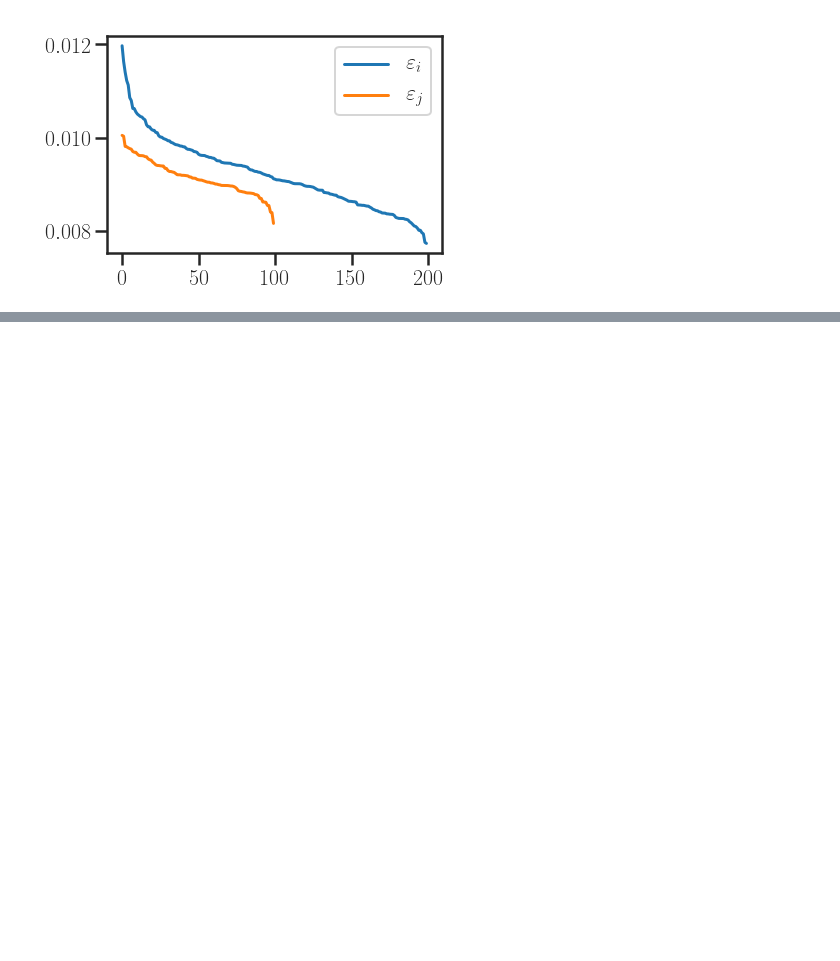
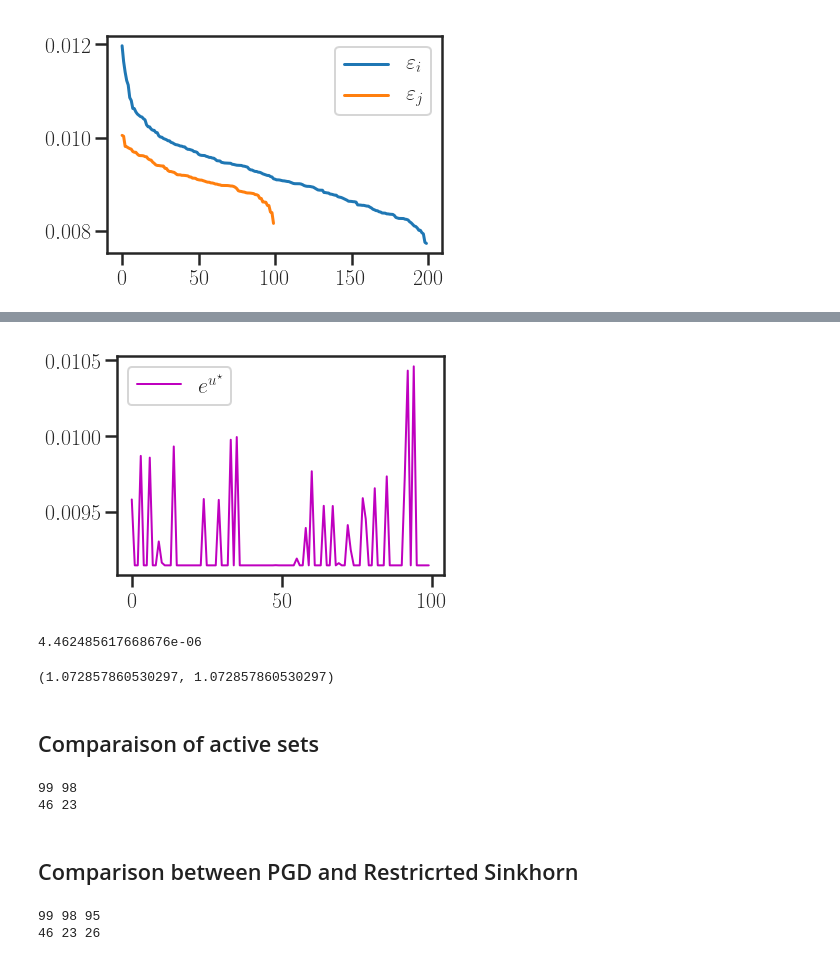
Before and after one commit to mzalaya/screenkhorn, a Jupyter notebook: notebooks/Restricted Sinkhron and Greenkhorn.ipynb, the cells around one changed output, grey strips where cells are left out. Drawn from its saved outputs; the diff is of its cells as text; code cells hidden in the pictures; blank space fills up the shorter version.

```diff
--- a/notebooks/Restricted Sinkhron and Greenkhorn.ipynb
+++ b/notebooks/Restricted Sinkhron and Greenkhorn.ipynb
@@ -284,0 +292,33 @@ P_active = np.diag(np.exp(u)*C_K) @ K @ np.diag(np.exp(v)/C_K)
+# %%
+#plt.plot(exp_v_star, linewidth=2, color='g', label=r'$e^{u^\star}$')
+plt.plot(np.exp(v), linewidth=2, color='m', label=r'$e^{u^\star}$')
+
+# plt.plot(exp_v_star, linewidth=2, color='b', label=r'$e^{v^\star}$')
+plt.legend()
+plt.subplots_adjust(hspace=.5)
+plt.tight_layout()
+# %% [output]
+[figure, added]
+# %%
+P_active = np.diag(np.exp(u)) @ K @ np.diag(np.exp(v))
+P_active = np.diag(np.exp(u)) @ K @ np.diag(np.exp(v))
+
+(P_star - P_active).max()
+# %% [output]
+4.462485617668676e-06
+# %%
+(P_active @ np.ones(n_2)).sum(), (P_active.T @ np.ones(n_1)).sum()
+# %% [output]
+(1.072857860530297, 1.072857860530297)
+# %% [markdown]
+## Comparaison of active sets
+# %%
+I_like = np.where(u_sink_like > epsilon)[0].tolist()
+J_like = np.where(v_sink_like > epsilon)[0].tolist()
+print(len(I_active), len(I_like))
+print(len(J_active), len(J_like))
+# %% [output]
+99 98
+46 23
+# %% [markdown]
+## Comparison between PGD and Restricrted Sinkhorn
@@ -284,0 +334,6 @@ P_active = np.diag(np.exp(u)*C_K) @ K @ np.diag(np.exp(v)/C_K)
+# %%
+print(len(I_active), len(I_like), len(I_pgd))
+print(len(J_active), len(J_like), len(J_pgd))
+# %% [output]
+99 98 95
+46 23 26
```
Also changed, not shown: parts of 68 cells of this notebook, 1 other file.
